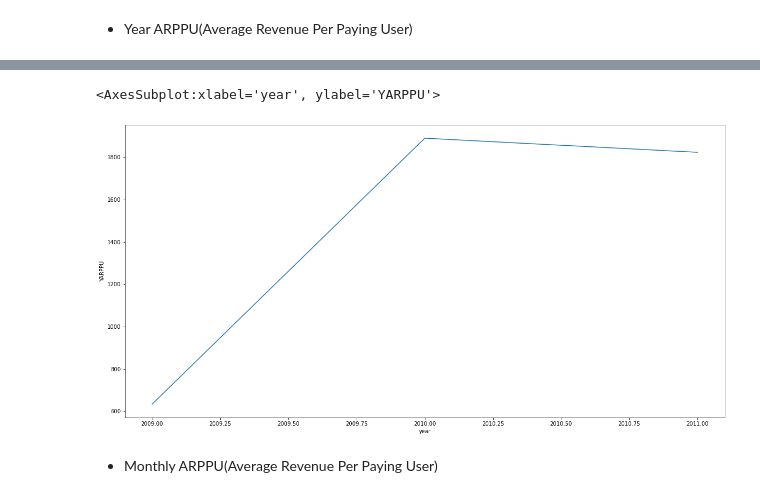
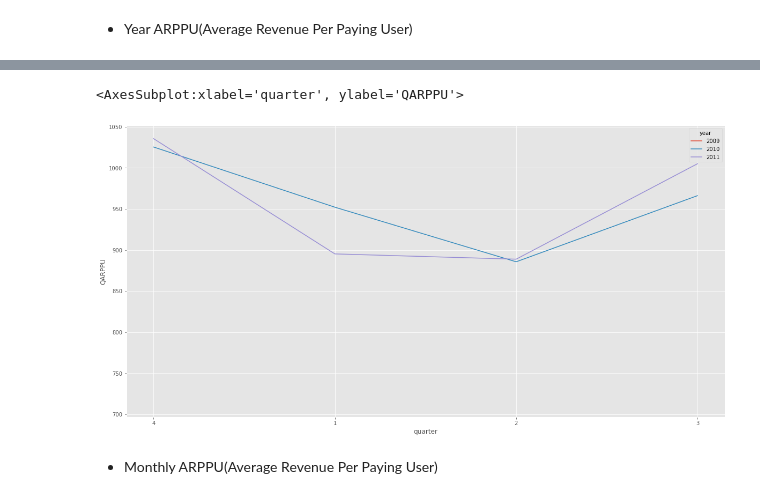
Before and after one commit to solyourock/growth, a Jupyter notebook: revise.ipynb, the cells around one changed output, grey strips where cells are left out. Drawn from its saved outputs; the diff is of its cells as text; code cells hidden in the pictures.

```diff
--- a/revise.ipynb
+++ b/revise.ipynb
@@ -2,8 +2,10 @@
 import pandas as pd
 import numpy as np
 import matplotlib.pyplot as plt
+plt.style.use('ggplot')
 import seaborn as sns
 
+import datetime as dt
 from datetime import datetime
 
 import warnings
@@ -104,6 +106,9 @@ tmp[tmp['Invoice'].str.find("C") == 0]
 | 541716 | C581569 | 84978 | HANGING HEART JAR T-LIGHT HOLDER | -1 | 12/9/2011 11:58 | 1.25 | 17315.0 | United Kingdom | 2011-12-09 | ... |
 | 541717 | C581569 | 20979 | 36 PENCILS TUBE RED RETROSPOT | -5 | 12/9/2011 11:58 | 1.25 | 17315.0 | United Kingdom | 2011-12-09 | ... |
 18390 rows × 17 columns
+# %%
+data = data[~data["Invoice"].str.contains("C")]
+data = data[data["Quantity"] > 0]
 # %% [markdown]
 ### StockCode의 규칙
  - 문자로 이루어진 stockcode는 description도 통일되어 있음
@@ -134,3 +162,8 @@ data = data[~data['StockCode'].str.contains('^[a-zA-Z]+', regex=True)]
+# %%
+data = data.astype({'year':"string",
+                         'quarter' : "string",
+                         'month':"string",
+                         'day':'string'})
 # %% [markdown]
 - ARPPU(Average Revenue Per Paying User)
     - ARPPU = total revenue / user
@@ -162,0 +204,4 @@ YARPPU_df
+# %%
+QARPPU = data.groupby(['year', 'quarter']).sum()['total_price'] / data.groupby(['year','quarter']).nunique()['Customer ID']
+QARPPU_df = QARPPU.to_frame().reset_index().rename(columns={0 : 'QARPPU'})
+QARPPU_df
@@ -163,8 +219,8 @@ YARPPU_df
 # %%
 plt.figure(figsize=(20,10))
-sns.lineplot(x=YARPPU_df['year'], y=YARPPU_df['YARPPU'])
+sns.lineplot(x=QARPPU_df['quarter'], y=QARPPU_df['QARPPU'], hue=QARPPU_df['year'])
 # %% [output]
-<AxesSubplot:xlabel='year', ylabel='YARPPU'>
+<AxesSubplot:xlabel='quarter', ylabel='QARPPU'>
-[figure, old version]
+[figure, new version]
 # %% [markdown]
 - Monthly ARPPU(Average Revenue Per Paying User)
```
Also changed, not shown: parts of 31 cells of this notebook.
